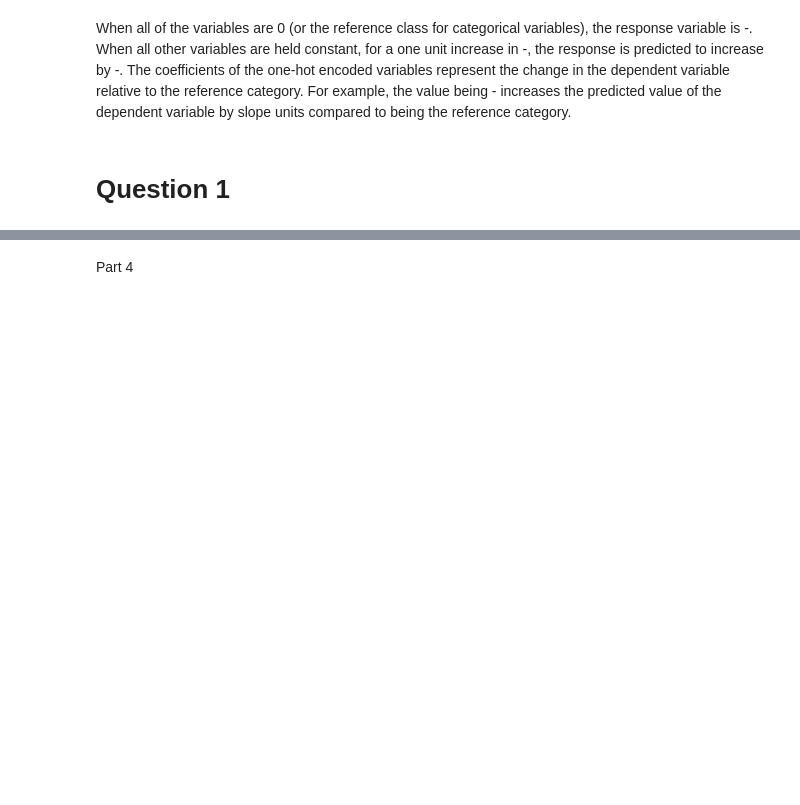
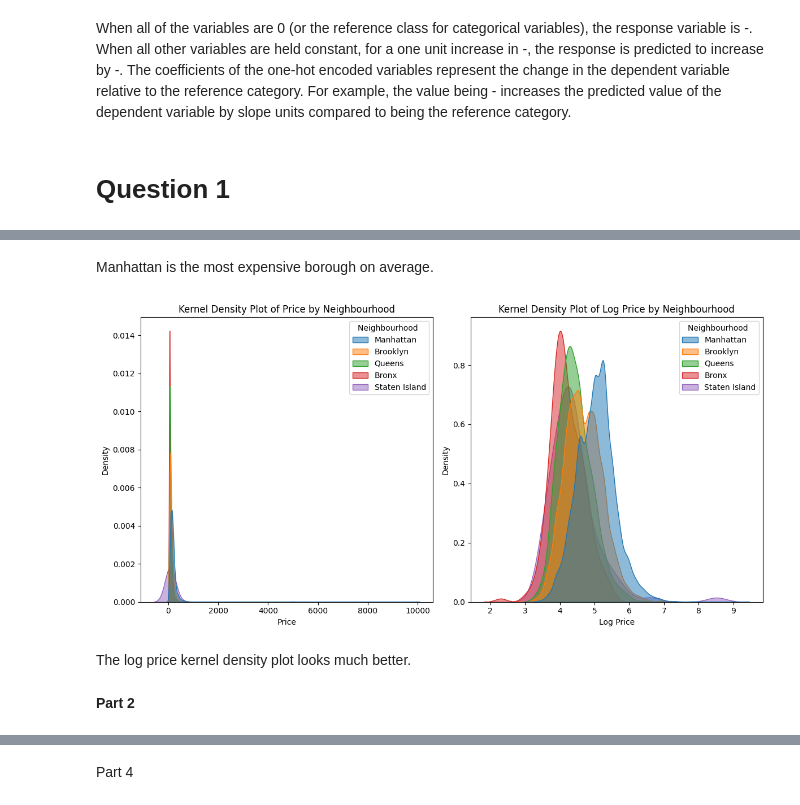
Before and after one commit to EllaThomasson/labs-ds3001, a Jupyter notebook: LinRegLab_EllaThomasson.ipynb, the cells around one changed output, grey strips where cells are left out. Drawn from its saved outputs; the diff is of its cells as text; code cells hidden in the pictures; blank space fills up the shorter version.

```diff
--- a/LinRegLab_EllaThomasson.ipynb
+++ b/LinRegLab_EllaThomasson.ipynb
@@ -55,0 +58,2 @@ Part 3
+# %%
+df = pd.read_csv('/content/linearRegression/data/Q1_clean.csv', low_memory=False)
@@ -55,0 +88,27 @@ Part 3
+# %% [markdown]
+Manhattan is the most expensive borough on average.
+# %%
+df['log_price'] = np.log(df['Price'])
+
+plt.figure(figsize=(12, 6))
+
+plt.subplot(1, 2, 1)
+sns.kdeplot(data=df, x='Price', hue='Neighbourhood ', common_norm=False, fill=True, alpha=0.5)
+plt.title('Kernel Density Plot of Price by Neighbourhood')
+plt.xlabel('Price')
+plt.ylabel('Density')
+
+plt.subplot(1, 2, 2)
+sns.kdeplot(data=df, x='log_price', hue='Neighbourhood ', common_norm=False, fill=True, alpha=0.5)
+plt.title('Kernel Density Plot of Log Price by Neighbourhood')
+plt.xlabel('Log Price')
+plt.ylabel('Density')
+
+plt.tight_layout()
+plt.show()
+# %% [output]
+[figure, added]
+# %% [markdown]
+The log price kernel density plot looks much better.
+# %% [markdown]
+**Part 2**
```
Also changed, not shown: parts of 31 cells of this notebook.
